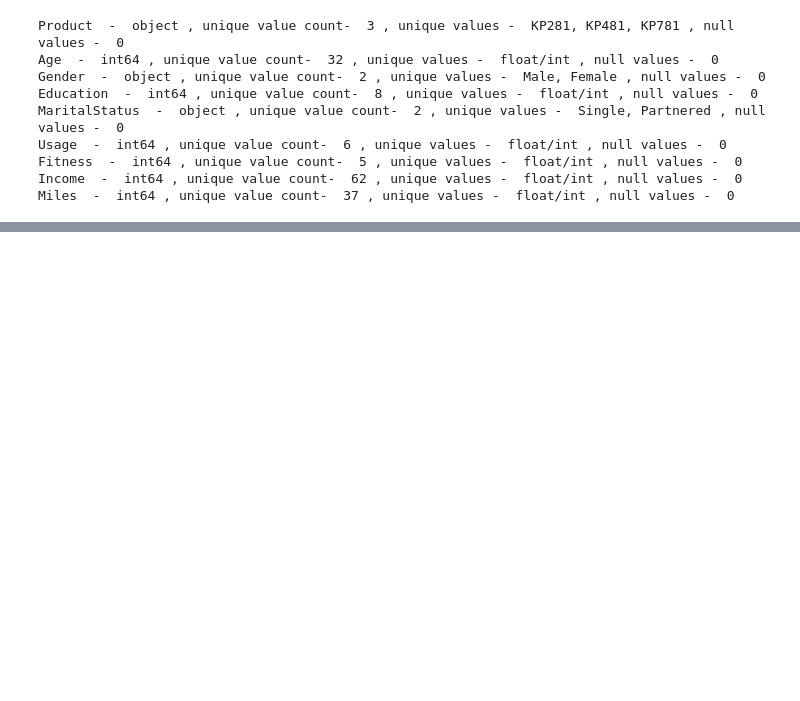
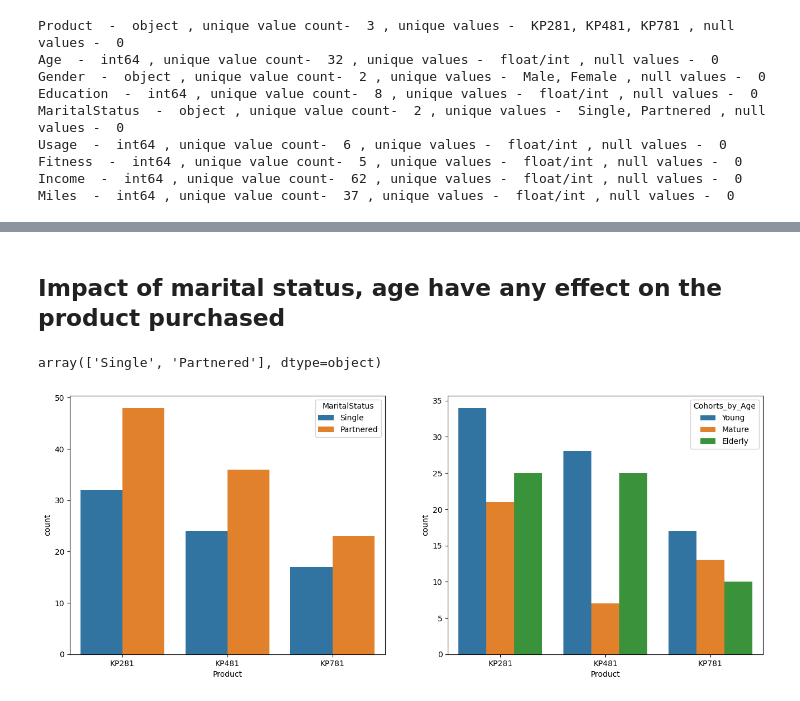
Before and after one commit to trehansalil/treadmill_case_study, a Jupyter notebook: treadmill_data_analysis.ipynb, the cells around one changed output, grey strips where cells are left out. Drawn from its saved outputs; the diff is of its cells as text; code cells hidden in the pictures; blank space fills up the shorter version.

```diff
--- a/treadmill_data_analysis.ipynb
+++ b/treadmill_data_analysis.ipynb
@@ -33,0 +95,21 @@ True
+# %%
+df['Cohorts_by_Age'] = pd.qcut(df['Age'], q=3, labels=['Young', 'Mature', 'Elderly'])
+# %% [markdown]
+## Impact of marital status, age have any effect on the product purchased
+# %%
+df['MaritalStatus'].unique()
+# %% [output]
+array(['Single', 'Partnered'], dtype=object)
+# %%
+# Marital Status v/s Products Purchased
+plt.figure(figsize=(16, 6))
+
+plt.subplot(1, 2, 1)
+sns.countplot(x=df['Product'], hue = df['MaritalStatus'])
+# plt.show()
+
+plt.subplot(1,2,2)
+sns.countplot(x=df['Product'], hue = df['Cohorts_by_Age'])
+plt.show()
+# %% [output]
+[figure, added]
```
Also changed, not shown: parts of 35 cells of this notebook.
